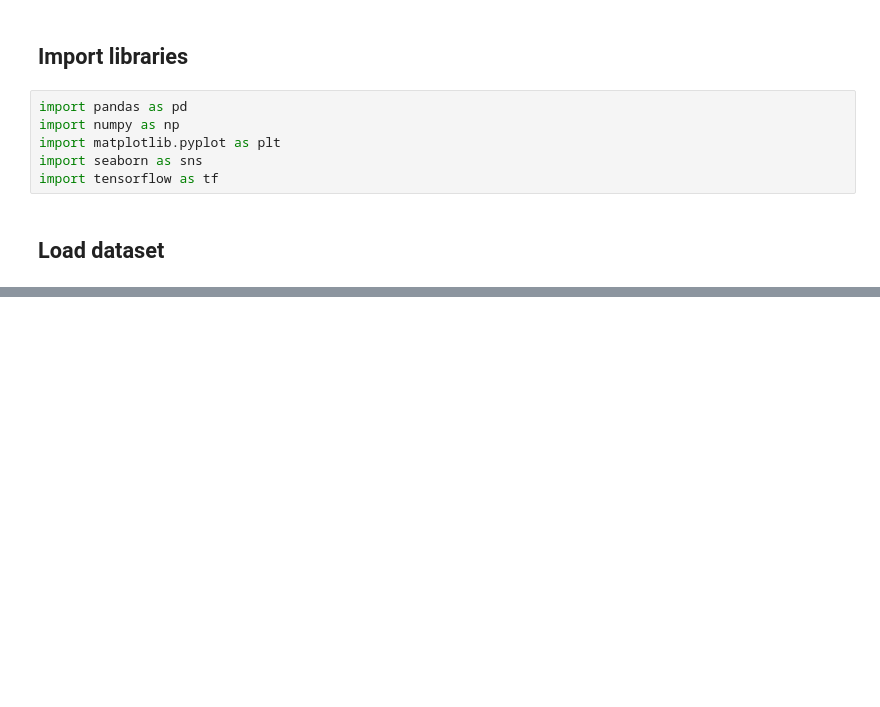
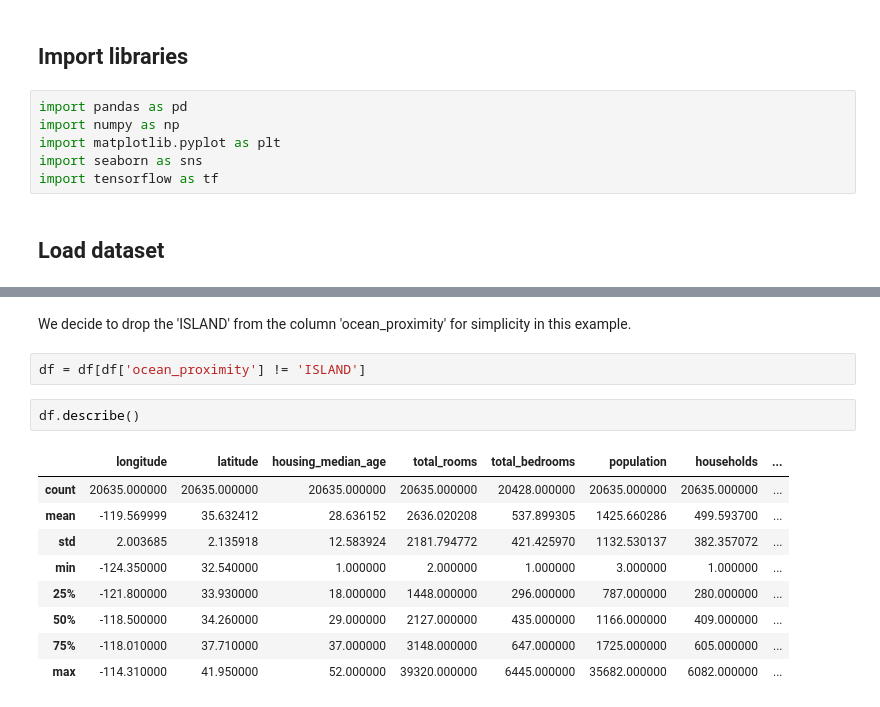
Before and after one commit to psilvac/house_price_project, a Jupyter notebook: notebooks/exploratory_analysis.ipynb, the cells around one changed output, grey strips where cells are left out. Drawn from its saved outputs; the diff is of its cells as text; blank space fills up the shorter version.

```diff
--- a/notebooks/exploratory_analysis.ipynb
+++ b/notebooks/exploratory_analysis.ipynb
@@ -75,0 +66,16 @@ Name: SalePrice, dtype: float64
+# %% [markdown]
+We decide to drop the 'ISLAND' from the column 'ocean_proximity' for simplicity in this example.
+# %%
+df = df[df['ocean_proximity'] != 'ISLAND']
+# %%
+df.describe()
+# %% [output]
+|  | longitude | latitude | housing_median_age | total_rooms | total_bedrooms | population | households | ... |
+| count | 20635.000000 | 20635.000000 | 20635.000000 | 20635.000000 | 20428.000000 | 20635.000000 | 20635.000000 | ... |
+| mean | -119.569999 | 35.632412 | 28.636152 | 2636.020208 | 537.899305 | 1425.660286 | 499.593700 | ... |
+| std | 2.003685 | 2.135918 | 12.583924 | 2181.794772 | 421.425970 | 1132.530137 | 382.357072 | ... |
+| min | -124.350000 | 32.540000 | 1.000000 | 2.000000 | 1.000000 | 3.000000 | 1.000000 | ... |
+| 25% | -121.800000 | 33.930000 | 18.000000 | 1448.000000 | 296.000000 | 787.000000 | 280.000000 | ... |
+| 50% | -118.500000 | 34.260000 | 29.000000 | 2127.000000 | 435.000000 | 1166.000000 | 409.000000 | ... |
+| 75% | -118.010000 | 37.710000 | 37.000000 | 3148.000000 | 647.000000 | 1725.000000 | 605.000000 | ... |
+| max | -114.310000 | 41.950000 | 52.000000 | 39320.000000 | 6445.000000 | 35682.000000 | 6082.000000 | ... |
```
Also changed, not shown: parts of 18 cells of this notebook, 5 other files.
